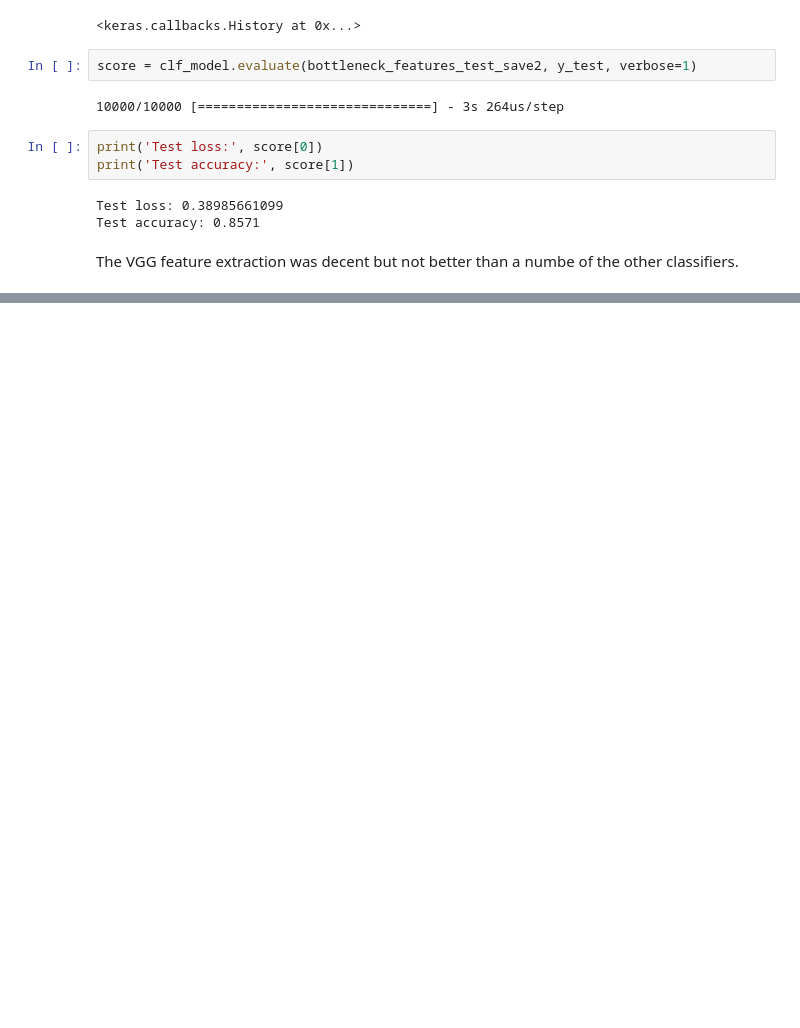
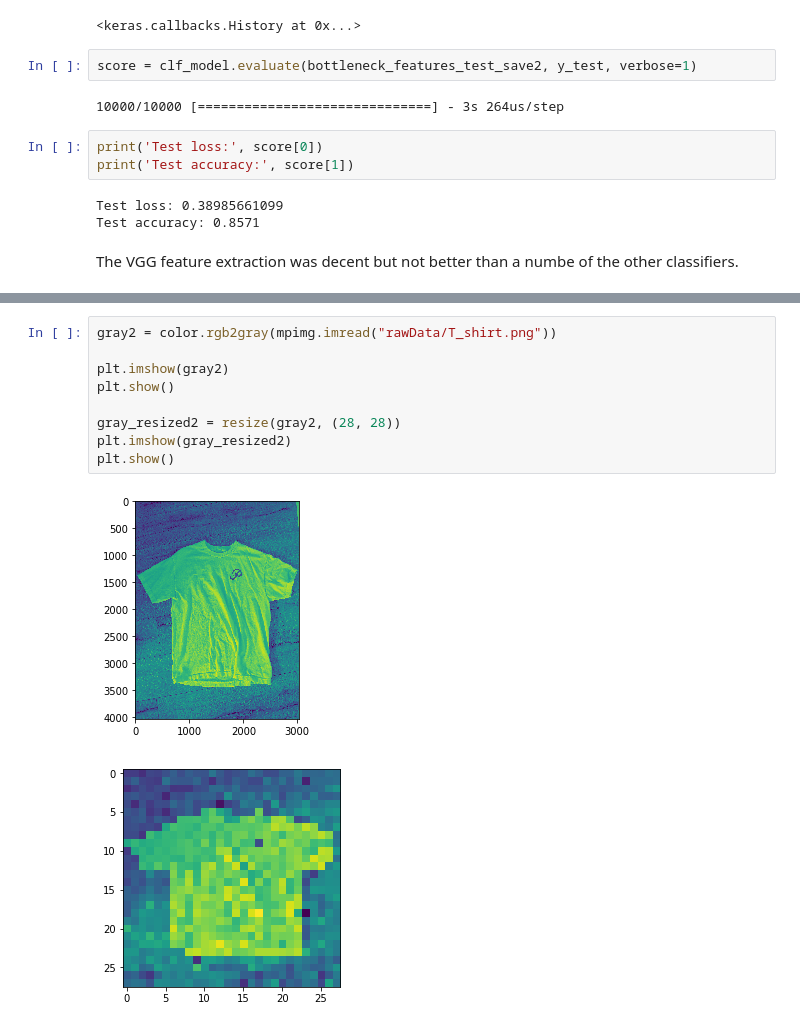
Before and after one commit to ParkerWilliamson/clothingCategorization, a Jupyter notebook: Clothing_Categorization_exploration.ipynb, the cells around one changed output, grey strips where cells are left out. Drawn from its saved outputs; the diff is of its cells as text; blank space fills up the shorter version.

```diff
--- a/Clothing_Categorization_exploration.ipynb
+++ b/Clothing_Categorization_exploration.ipynb
@@ -614,0 +638,12 @@ The VGG feature extraction was decent but not better than a numbe of the other c
+# %%
+gray2 = color.rgb2gray(mpimg.imread("rawData/T_shirt.png"))
+
+plt.imshow(gray2)
+plt.show()
+
+gray_resized2 = resize(gray2, (28, 28))
+plt.imshow(gray_resized2)
+plt.show()
+# %% [output]
+[figure, added]
+[figure, added]
```
Also changed, not shown: parts of 11 cells of this notebook, 8 other files.
